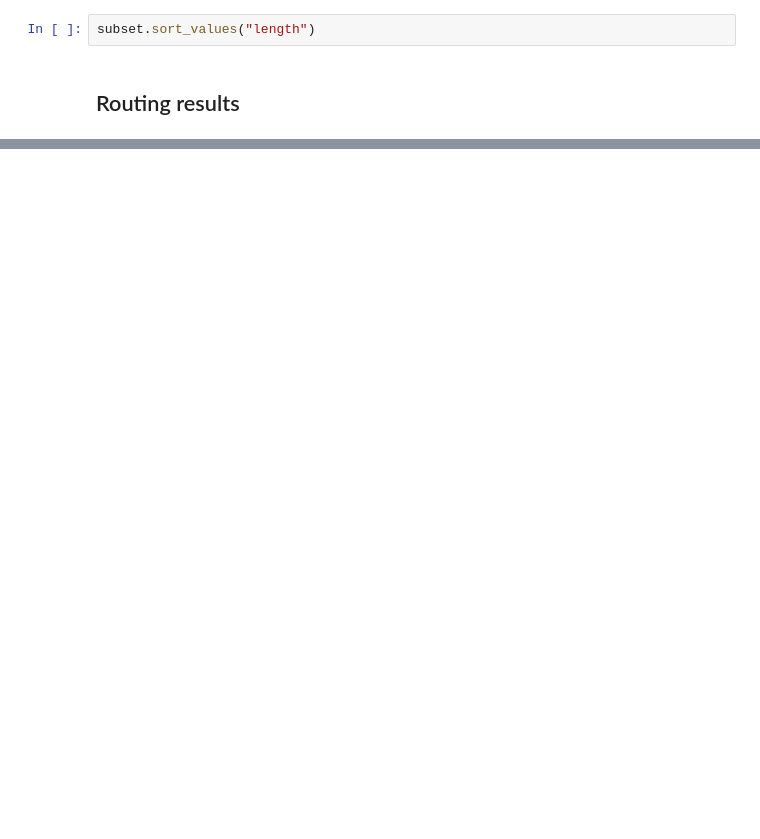
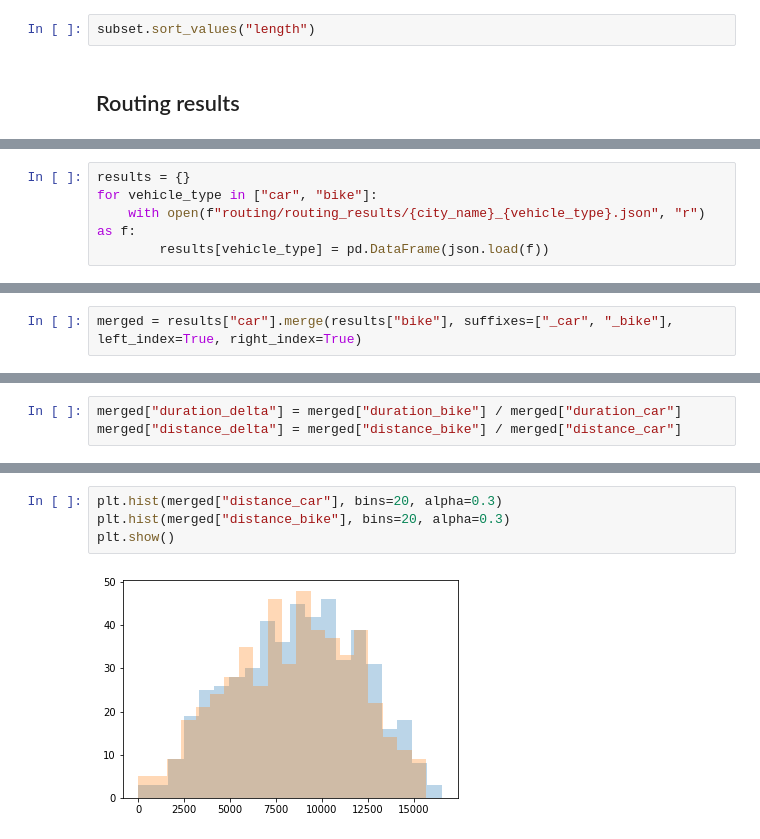
Before and after one commit to skandium/cyclorank, a Jupyter notebook: analyse_results.ipynb, the cells around one changed output, grey strips where cells are left out. Drawn from its saved outputs; the diff is of its cells as text; blank space fills up the shorter version.

```diff
--- a/analyse_results.ipynb
+++ b/analyse_results.ipynb
@@ -206,0 +292,5 @@ subset.sort_values("length")
+# %%
+results = {}
+for vehicle_type in ["car", "bike"]:
+    with open(f"routing/routing_results/{city_name}_{vehicle_type}.json", "r") as f:
+        results[vehicle_type] = pd.DataFrame(json.load(f))
@@ -206,0 +328,2 @@ subset.sort_values("length")
+# %%
+merged = results["car"].merge(results["bike"], suffixes=["_car", "_bike"], left_index=True, right_index=True)
@@ -206,0 +346,3 @@ subset.sort_values("length")
+# %%
+merged["duration_delta"] = merged["duration_bike"] / merged["duration_car"]
+merged["distance_delta"] = merged["distance_bike"] / merged["distance_car"]
@@ -206,0 +365,6 @@ subset.sort_values("length")
+# %%
+plt.hist(merged["distance_car"], bins=20, alpha=0.3)
+plt.hist(merged["distance_bike"], bins=20, alpha=0.3)
+plt.show()
+# %% [output]
+[figure, added]
```
Also changed, not shown: parts of 31 cells of this notebook, 6 other files.
